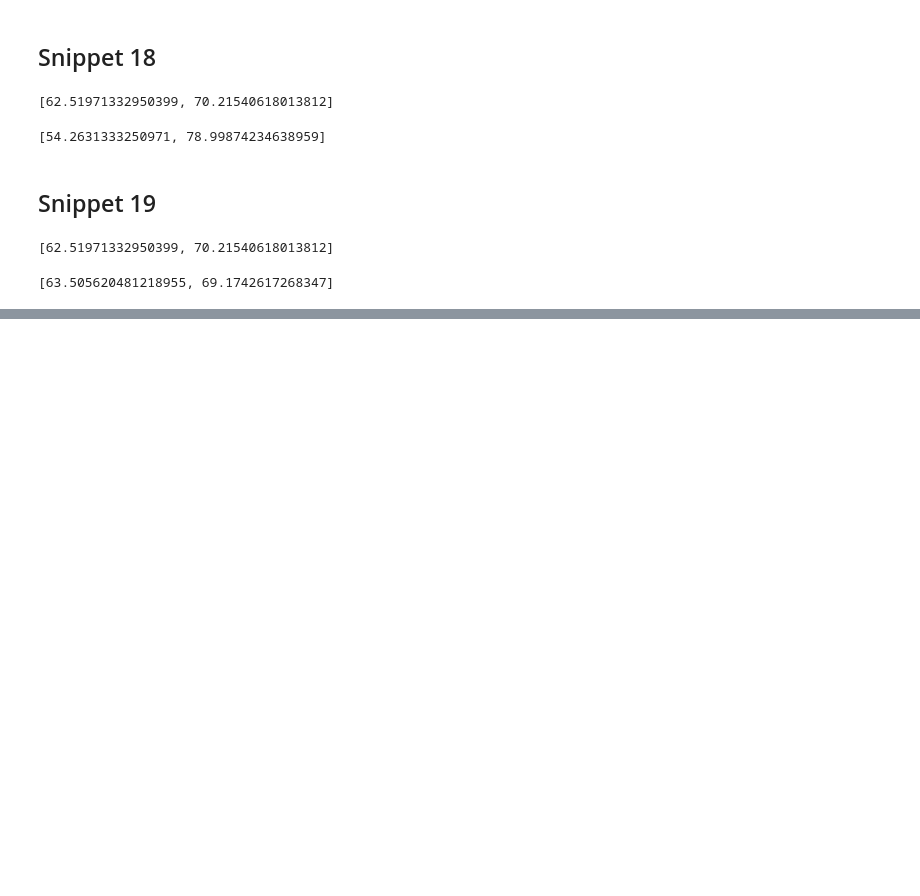
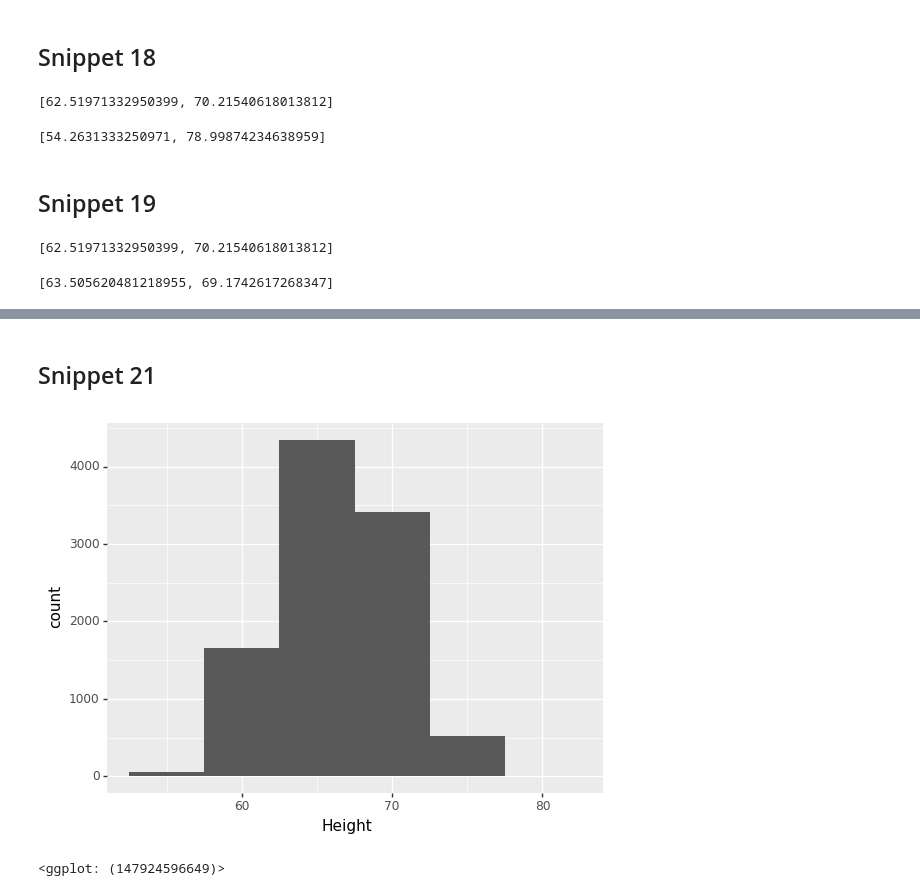
Before and after one commit to dariuszzbyrad/ML_for_Hackers, a Jupyter notebook: 02-Exploration/main.ipynb, the cells around one changed output, grey strips where cells are left out. Cells and saved outputs as stored; diff of their text form; code cells hidden in the pictures; blank space fills up the shorter version.

```diff
--- a/02-Exploration/main.ipynb
+++ b/02-Exploration/main.ipynb
@@ -213,0 +232,12 @@ sd(heights) - np.std(heights)
+# %% [markdown]
+## Snippet 21
+# %%
+fig = (
+    ggplot(data = df) +
+    geom_histogram(aes(x = 'Height'), binwidth = 5)
+)
+
+fig
+# %% [output]
+[figure, added]
+<ggplot: (147924596649)>
```
Also changed, not shown: parts of 32 cells of this notebook.
